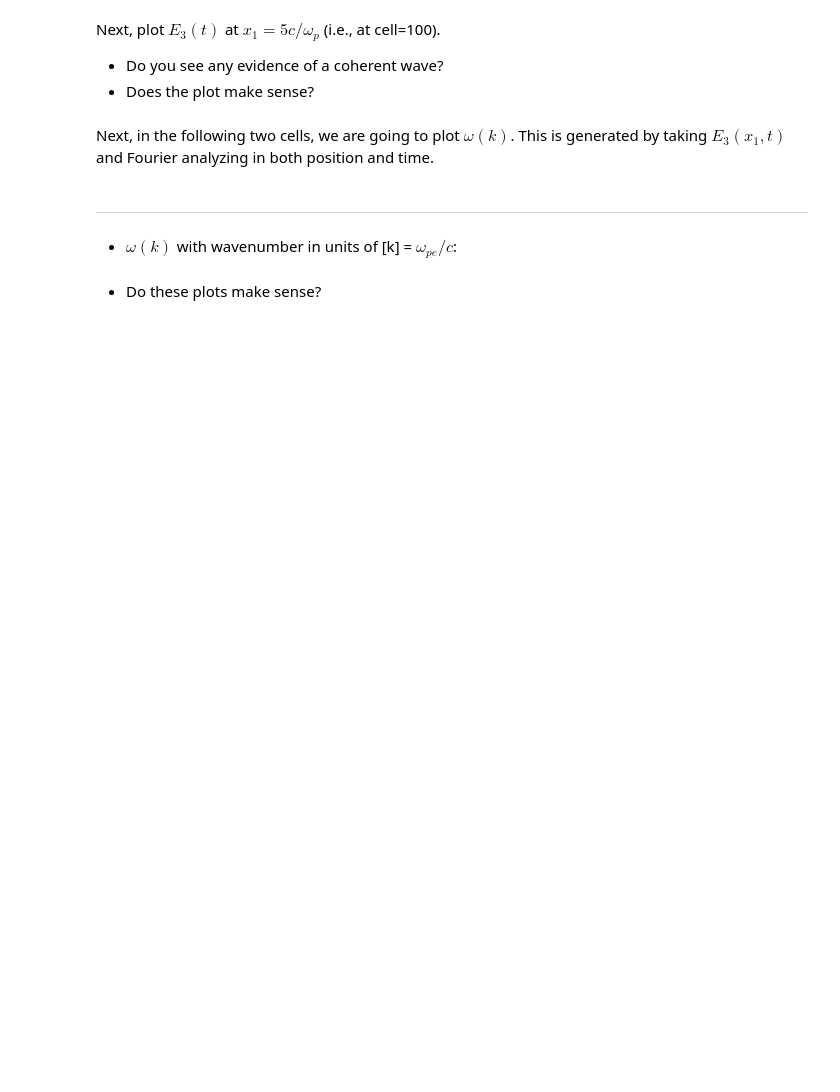
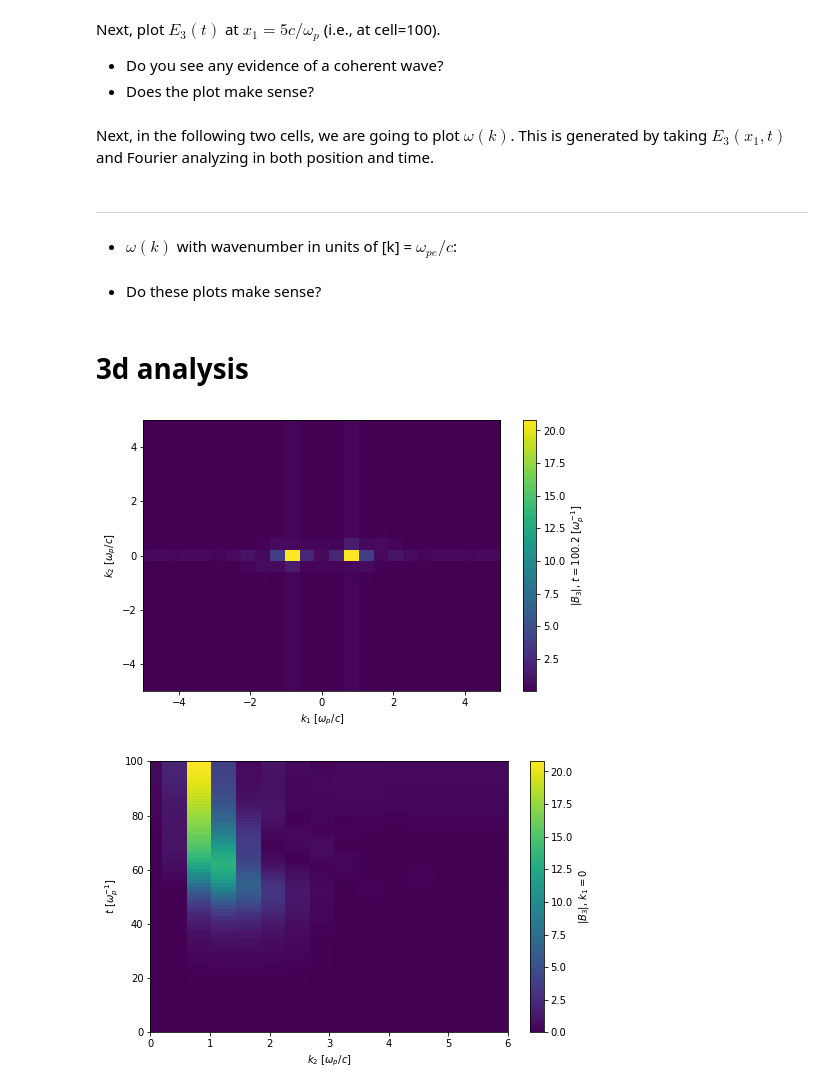
Before and after one commit to UCLA-Plasma-Simulation-Group/JupyterPIC, a Jupyter notebook: notebooks/weibel/weibel.ipynb, the cells around one changed output. Cells and saved outputs as stored; diff of their text form; code cells hidden in the pictures; blank space fills up the shorter version.

Commit message:
Adding 3d analysis scripts and refining Weibel.  Still doesn't match up.

```diff
--- a/notebooks/weibel/weibel.ipynb
+++ b/notebooks/weibel/weibel.ipynb
@@ -336,3 +341,5 @@ Next, in the following two cells, we are going to plot $\omega(k)$.  This is gen
 * $\omega(k)$ with wavenumber in units of [k] = $\omega_{pe}/c$:
 # %% [markdown]
 * Do these plots make sense?
+# %% [markdown]
+# 3d analysis
@@ -338,0 +375,42 @@ Next, in the following two cells, we are going to plot $\omega(k)$.  This is gen
+# %%
+from h5_utilities import *
+
+hdf5_data = h5py.File(os.getcwd()+'/'+rundir+'/b3.h5','r')
+
+xlims = np.array([hdf5_data['AXIS/AXIS1'][:],hdf5_data['AXIS/AXIS2'][:],hdf5_data['AXIS/AXIS3'][:]]).flatten()
+tlims = np.array([hdf5_data['AXIS/AXIS4'][:]]).flatten()
+nx = np.flip(hdf5_data['Data'].shape,axis=0)
+dx = (xlims[1::2]-xlims[::2])/nx[:-1]
+kx=2*np.pi*np.fft.fftshift(np.fft.fftfreq(nx[0],dx[0]))
+ky=2*np.pi*np.fft.fftshift(np.fft.fftfreq(nx[1],dx[1]))
+t=np.linspace(tlims[0],tlims[1],nx[-1])
+
+# plot modes at the latest time
+t_ind=-1
+plt.figure(figsize=(8,5))
+plt.imshow(np.abs(np.fft.fftshift(np.fft.fftn(hdf5_data['Data'][t_ind,:,:,:],norm='ortho')[0,:,:])),
+          origin='lower',extent=[np.min(kx),np.max(kx),np.min(ky),np.max(ky)],aspect='auto')
+plt.xlim((-5,5))
+plt.ylim((-5,5))
+c=plt.colorbar()
+c.set_label('$|B_3|$, $t='+'{:.1f}'.format(t[t_ind])+'$ $[\omega_p^{-1}]$')
+plt.xlabel('$k_1$ $[\omega_p/c]$')
+plt.ylabel('$k_2$ $[\omega_p/c]$')
+plt.show()
+
+# perform fft and pick out kx = 0
+data=np.abs(np.fft.fftshift(np.fft.fftn(hdf5_data['Data'],axes=(1,2,3),norm='ortho')[:,0,0,:],
+                                             axes=1))
+
+# plot time history of kx=0 modes
+plt.figure(figsize=(8,5))
+plt.imshow(data,origin='lower',extent=[np.min(kx),np.max(kx),tlims[0],tlims[1]],aspect='auto')
+c=plt.colorbar()
+c.set_label('$|B_3|$, $k_1=0$')
+plt.xlabel('$k_2$ $[\omega_p/c]$')
+plt.ylabel('$t$ $[\omega_p^{-1}]$')
+plt.xlim((0,6))
+plt.show()
+# %% [output]
+[figure, added]
+[figure, added]
```
Also changed, not shown: parts of 9 cells of this notebook, 5 other files.
